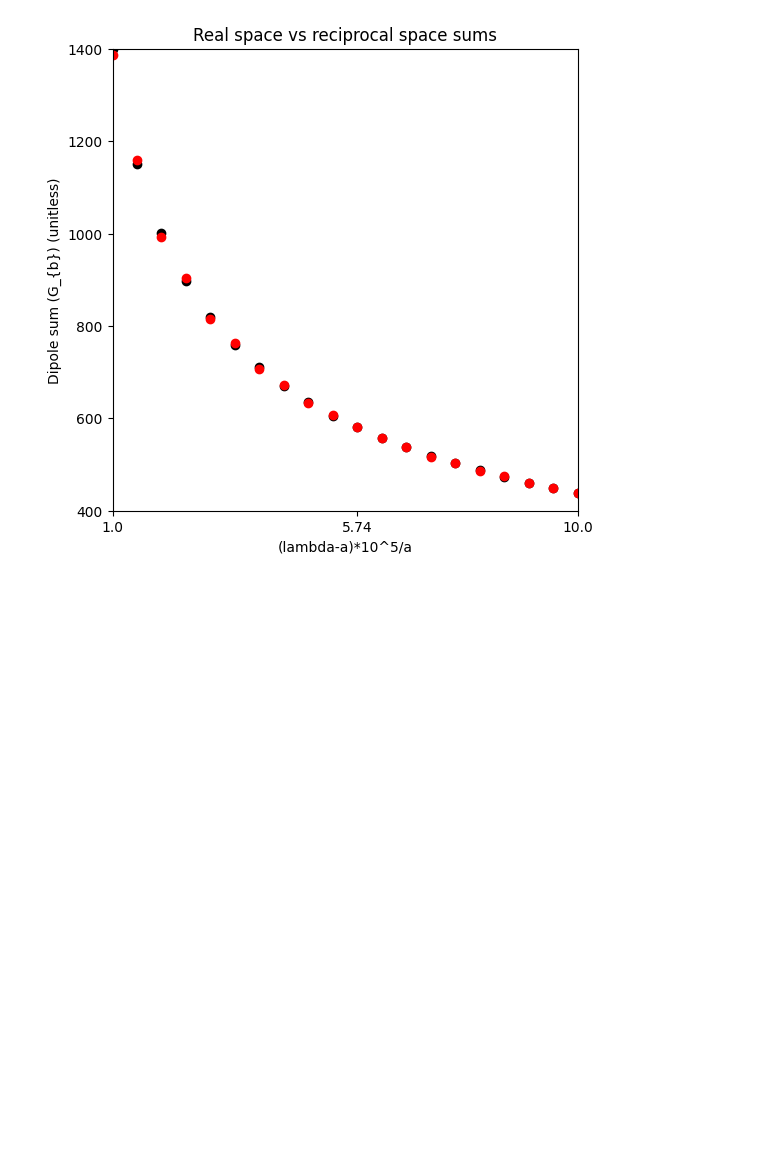
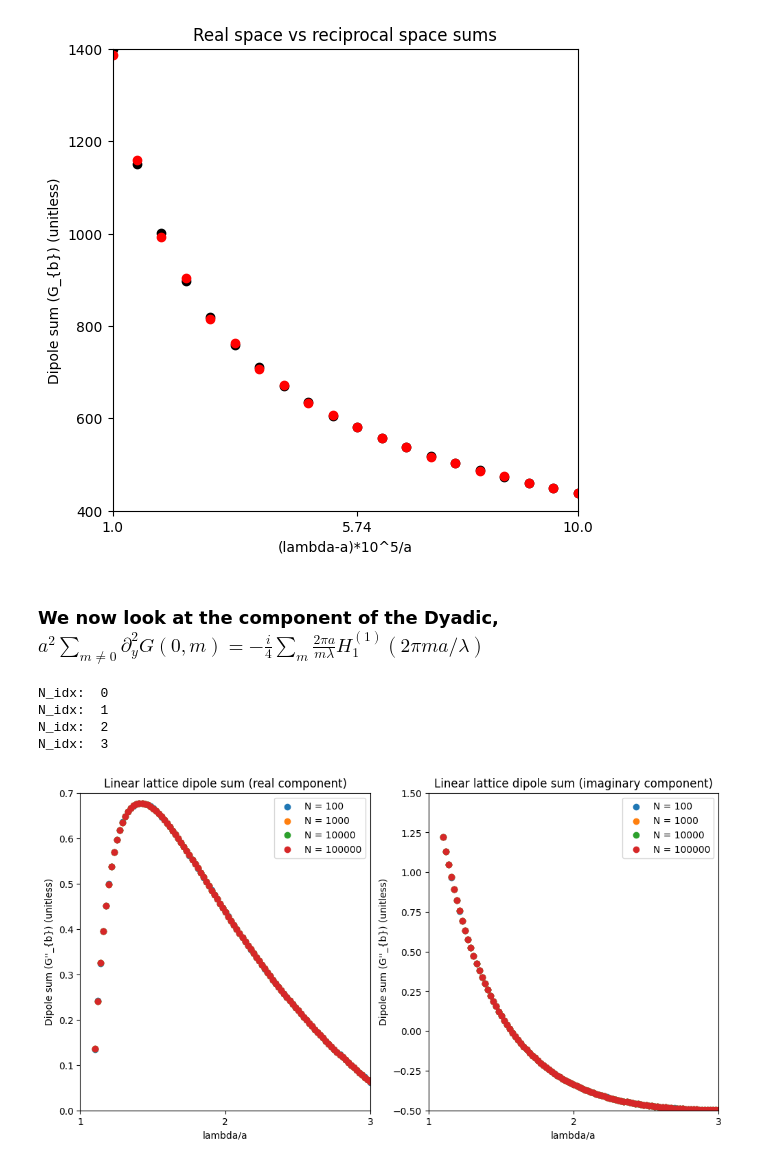
Before and after one commit to AliGhorashiCMT/Coherent-Perfect-Absorption, a Jupyter notebook: spheres/Dipole lattice sums.ipynb, the cells around one changed output. Cells and saved outputs as stored; diff of their text form; code cells hidden in the pictures; blank space fills up the shorter version.

Commit message:
Dipole lattice sum yy

```diff
--- a/spheres/Dipole lattice sums.ipynb
+++ b/spheres/Dipole lattice sums.ipynb
@@ -169,3 +169,61 @@ ax.set_xticks(lambda_v[[0, 10, 19]], ((lambda_v[[0, 10, 19]]-1)*100000).round(2)
 ax.set_xlim(lambda_v.min(), lambda_v.max());
 # %% [output]
 [figure]
+# %% [markdown]
+### We now look at the component of the Dyadic, $a^2\sum_{m\neq 0}\partial_y^2 G(0, m)=-\frac{i}{4}\sum_m \frac{2\pi a}{m\lambda}H_1^{(1)}(2\pi ma/\lambda)$
+# %%
+# We define lambda in units of a
+def one_term_cylinder_yy(n, lambda_):
+    kr = (2*pi/lambda_)*n
+    coeff = -(1j/4)*(2*pi/n)/lambda_
+    return coeff * hankel1(1, kr)
+# %%
+M = 100
+lambda_v = linspace(1.1, 3, M)
+N_v = [100, 1000, 10000, 100000]
+dipole_sums_cylinder_v = []
+for (N_idx, N) in enumerate(N_v):
+    print("N_idx: ", N_idx)
+    dipole_sums_cylinder = zeros(M, dtype=complex)
+    for (sum_idx, lambda_) in enumerate(lambda_v):
+        dipole_sum = 0
+        for n in range(1, N+1):
+            dipole_sum += 2*one_term_cylinder_yy(n, lambda_) # multiply by 2 to take in to account n->-n
+        dipole_sums_cylinder[sum_idx] = dipole_sum
+    dipole_sums_cylinder_v.append(dipole_sums_cylinder)
+# %% [output]
+N_idx:  0
+N_idx:  1
+N_idx:  2
+N_idx:  3
+# %%
+fig, (ax1, ax2) = plt.subplots(1, 2, figsize=(12, 6))
+for (N, dipole_sums_cylinder) in zip(N_v, dipole_sums_cylinder_v):
+    ax1.scatter(lambda_v, dipole_sums_cylinder.real, label=f"N = {N}")
+    ax2.scatter(lambda_v, dipole_sums_cylinder.imag, label=f"N = {N}")
+
+ax1.set_ylabel("Dipole sum (G''_{b}) (unitless)");
+ax2.set_ylabel("Dipole sum (G''_{b}) (unitless)");
+
+ax1.set_xlabel("lambda/a")
+ax2.set_xlabel("lambda/a")
+
+ax1.set_title("Linear lattice dipole sum (real component)");
+ax2.set_title("Linear lattice dipole sum (imaginary component)");
+
+ax1.legend();
+ax1.set_xlim(lambda_v.min(), lambda_v.max());
+
+ax2.legend();
+ax2.set_xlim(lambda_v.min(), lambda_v.max());
+
+ax1.set_xlim(1, 3)
+ax2.set_xlim(1, 3)
+
+ax1.set_ylim(0, 0.7)
+ax2.set_ylim(-0.5, 1.5);
+
+ax1.set_xticks([1, 2, 3])
+ax2.set_xticks([1, 2, 3]);
+# %% [output]
+[figure, added]
```
Also changed, not shown: parts of 1 cell of this notebook.
